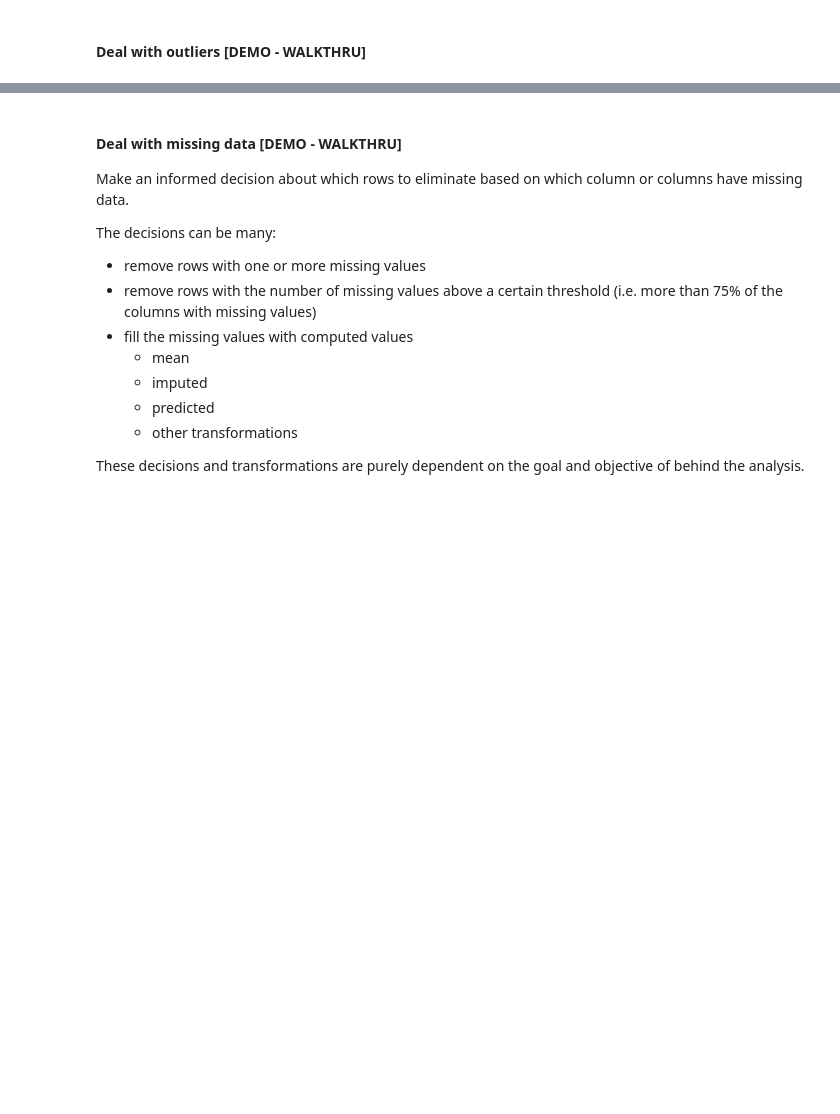
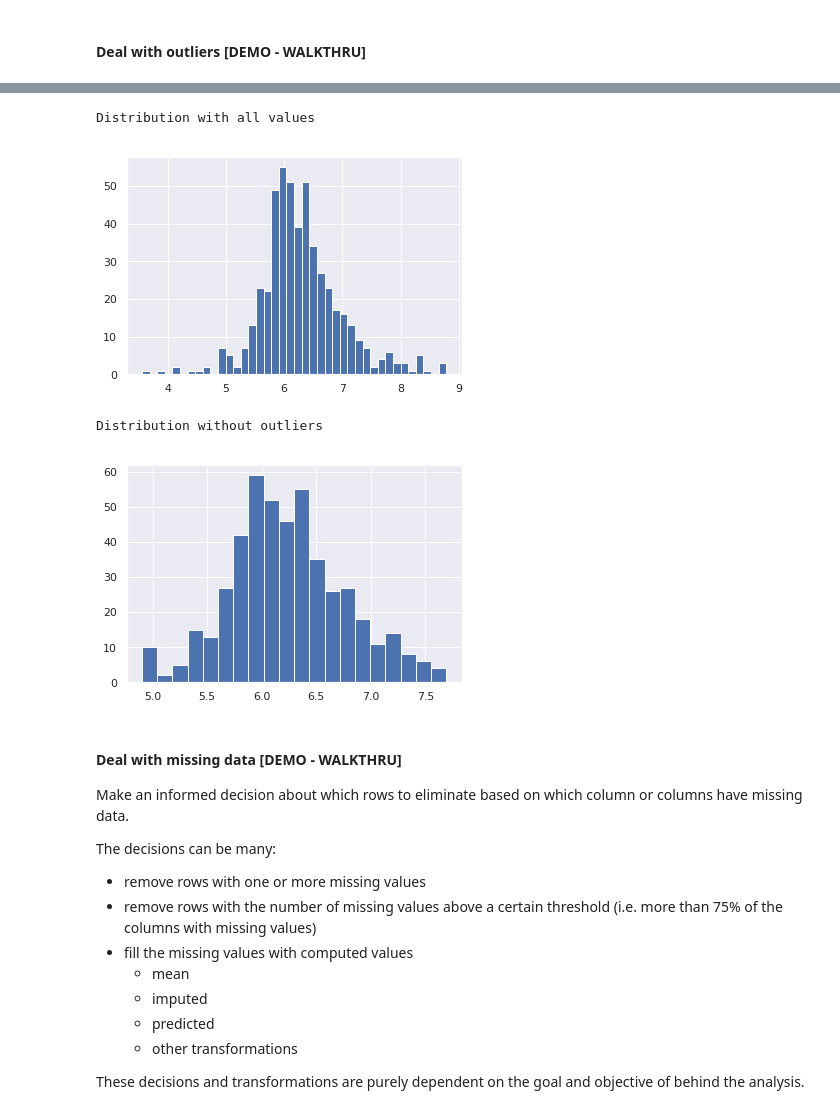
Before and after one commit to neomatrix369/awesome-ai-ml-dl, a Jupyter notebook: notebooks/jupyter/data/02_Data_Preparation_(Do_we_know_our_data).ipynb, the cells around one changed output, grey strips where cells are left out. Saved outputs shown, nothing was run; the diff lists cells and outputs as text; code cells hidden in the pictures; blank space fills up the shorter version.

```diff
--- a/notebooks/jupyter/data/02_Data_Preparation_(Do_we_know_our_data).ipynb
+++ b/notebooks/jupyter/data/02_Data_Preparation_(Do_we_know_our_data).ipynb
@@ -210,3 +201,18 @@ Number of outliers in the Zone column (= 0): 376
+# %%
+
+print("Distribution with all values")
+plt.hist(data["rm"],bins=40)
+plt.show()
+print();
+print("Distribution without outliers")
+data_without_outliers=data[(data["rm"] < (6.3 + 2 * 0.7))&(data["rm"] > (6.3 - 2 * 0.7))]
+plt.hist(data_without_outliers["rm"],bins=20)
+plt.show()
+# %% [output]
+Distribution with all values
+[figure, added]
+Distribution without outliers
+[figure, added]
 # %% [markdown]
 #### Deal with missing data [DEMO - WALKTHRU]
 
```
Also changed, not shown: parts of 6 cells of this notebook, 2 other files.
